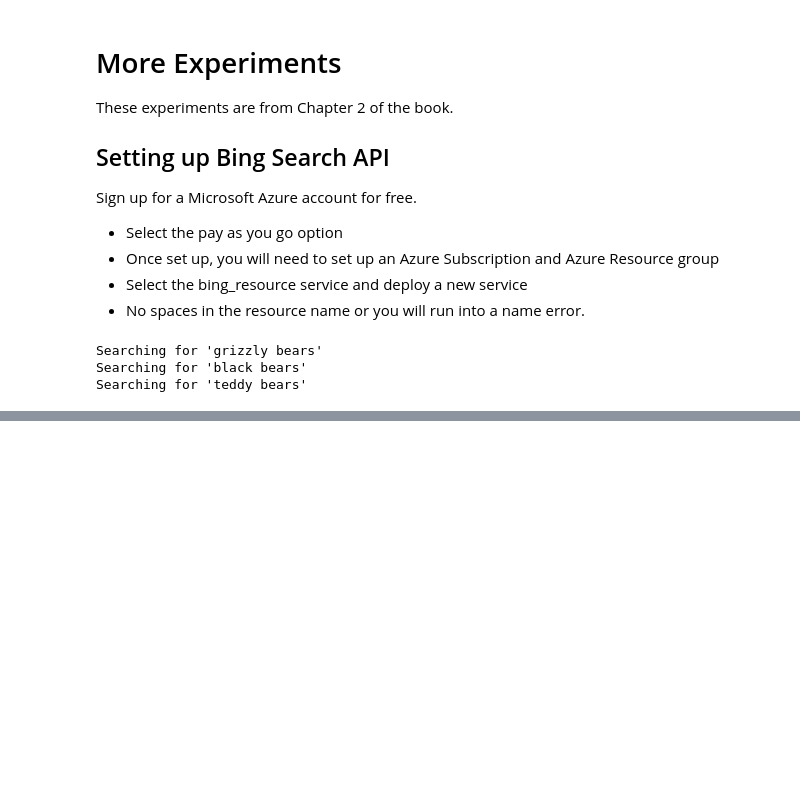
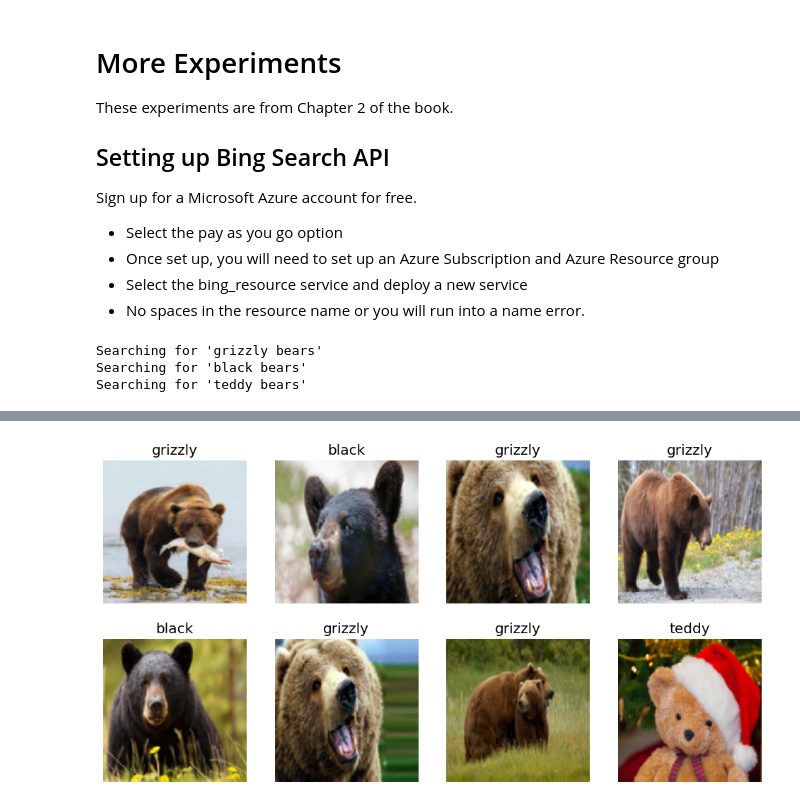
Before and after one commit to errolleesw/practical_deep_learning, a Jupyter notebook: pdl_lesson_1/pdl_lesson_1.ipynb, the cells around one changed output, grey strips where cells are left out. Cells and saved outputs as stored; diff of their text form; code cells hidden in the pictures; blank space fills up the shorter version.

```diff
--- a/pdl_lesson_1/pdl_lesson_1.ipynb
+++ b/pdl_lesson_1/pdl_lesson_1.ipynb
@@ -249,0 +315,8 @@ HTTPError: 401 Client Error: PermissionDenied for url: https://api.bing.microsof
+# %%
+# Squish Method
+
+bears = bears.new(item_tfms=Resize(128, ResizeMethod.Squish)) # this changes some of the variables of the previously defined Datablock template.
+dls = bears.dataloaders(path)
+dls.valid.show_batch(max_n=8, nrows=2)
+# %% [output]
+[figure, added]
```
Also changed, not shown: parts of 33 cells of this notebook, 2 other files.
